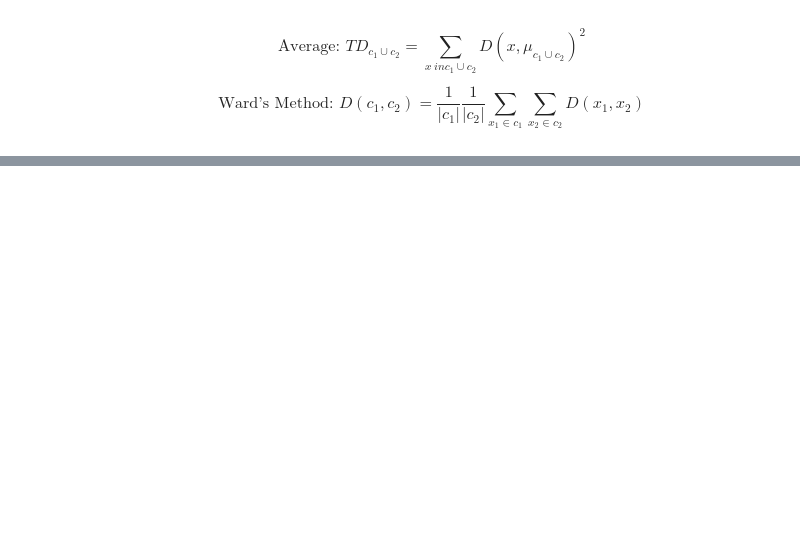
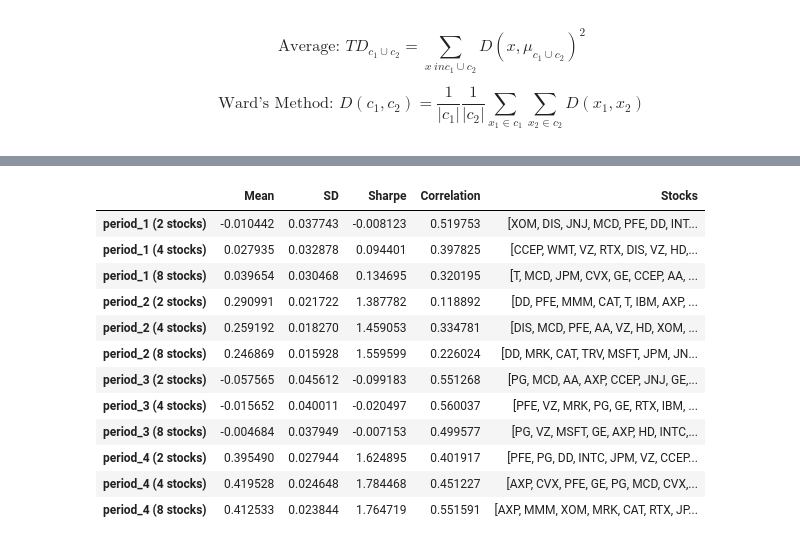
Before and after one commit to jaymay2002/PortfolioSelection, a Jupyter notebook: MSTs.ipynb, the cells around one changed output, grey strips where cells are left out. Saved outputs shown, nothing was run; the diff lists cells and outputs as text; code cells hidden in the pictures; blank space fills up the shorter version.

```diff
--- a/MSTs.ipynb
+++ b/MSTs.ipynb
@@ -458,0 +392,80 @@ for period in ['period_1', 'period_2', 'period_3', 'period_4']:
+# %%
+def calculate_metrics_for_random_selection(period_dfs, num_stocks_list):
+    results_by_period = {}
+    num_portfolios = 100
+
+    for period, returns_data in period_dfs.items():
+        returns_data = returns_data.droplevel(1, axis=1)
+        #print(returns_data)
+        results_by_stocks = {}
+        stocks_length_list = {}
+        #print(returns_data)
+
+        for num_stocks in num_stocks_list:
+            std_returns = []
+            portfolio_returns = []
+            correlation = []
+            selected_stocks_list = {}
+
+            for _ in range(num_portfolios):
+                selected_stocks = np.random.choice(returns_data.columns, size=num_stocks, replace=False)
+
+                try:
+                    selected_stocks_list[num_stocks] = np.concatenate([selected_stocks_list[num_stocks], selected_stocks])
+                except KeyError:
+                    selected_stocks_list[num_stocks] = selected_stocks
+
+
+                portfolio_return_stocks = returns_data[selected_stocks].mean(axis=1)
+                mean_portfolio_return = np.prod(1+portfolio_return_stocks)-1
+                portfolio_returns.append(mean_portfolio_return)
+
+
+                mean_std = (portfolio_return_stocks).std()
+                std_returns.append(mean_std)
+
+                correlation_matrix = returns_data[selected_stocks].corr()
+                upper_triangle = correlation_matrix.where(np.triu(np.ones(correlation_matrix.shape), k=1).astype(bool))
+                upper_triangle_flat = upper_triangle.stack().dropna().tolist()
+                mean_correlation = np.mean(upper_triangle_flat)
+                correlation = mean_correlation
+
+            #stocks_length_list[period] = selected_stocks_list
+
+            sharpe_ratio = np.mean((np.array(portfolio_returns)/10) / np.array(std_returns))
+            mean_return = np.mean(portfolio_returns)
+            mean_std = np.mean(std_returns)
+            final_stocks_list = [list(i) for i in selected_stocks_list.values()]
+
+            results_by_stocks[num_stocks] = {'Mean': mean_return, 'SD': mean_std, 'Sharpe': sharpe_ratio, 'Correlation': mean_correlation, "Stocks" : final_stocks_list}
+
+        results_by_period[period] = results_by_stocks
+
+    return results_by_period
+
+num_stocks_list = [2, 4, 8]
+
+results_by_period = calculate_metrics_for_random_selection(period_dfs, num_stocks_list)
+
+dfs = []
+for period, results_by_stocks in results_by_period.items():
+    for num_stocks, metrics in results_by_stocks.items():
+        df = pd.DataFrame(metrics, index=[f"{period} ({num_stocks} stocks)"])
+        dfs.append(df)
+
+result_df_random = pd.concat(dfs)
+result_df_random
+# %% [output]
+|  | Mean | SD | Sharpe | Correlation | Stocks |
+| period_1 (2 stocks) | -0.010442 | 0.037743 | -0.008123 | 0.519753 | [XOM, DIS, JNJ, MCD, PFE, DD, INT... |
+| period_1 (4 stocks) | 0.027935 | 0.032878 | 0.094401 | 0.397825 | [CCEP, WMT, VZ, RTX, DIS, VZ, HD,... |
+| period_1 (8 stocks) | 0.039654 | 0.030468 | 0.134695 | 0.320195 | [T, MCD, JPM, CVX, GE, CCEP, AA, ... |
+| period_2 (2 stocks) | 0.290991 | 0.021722 | 1.387782 | 0.118892 | [DD, PFE, MMM, CAT, T, IBM, AXP, ... |
+| period_2 (4 stocks) | 0.259192 | 0.018270 | 1.459053 | 0.334781 | [DIS, MCD, PFE, AA, VZ, HD, XOM, ... |
+| period_2 (8 stocks) | 0.246869 | 0.015928 | 1.559599 | 0.226024 | [DD, MRK, CAT, TRV, MSFT, JPM, JN... |
+| period_3 (2 stocks) | -0.057565 | 0.045612 | -0.099183 | 0.551268 | [PG, MCD, AA, AXP, CCEP, JNJ, GE,... |
+| period_3 (4 stocks) | -0.015652 | 0.040011 | -0.020497 | 0.560037 | [PFE, VZ, MRK, PG, GE, RTX, IBM, ... |
+| period_3 (8 stocks) | -0.004684 | 0.037949 | -0.007153 | 0.499577 | [PG, VZ, MSFT, GE, AXP, HD, INTC,... |
+| period_4 (2 stocks) | 0.395490 | 0.027944 | 1.624895 | 0.401917 | [PFE, PG, DD, INTC, JPM, VZ, CCEP... |
+| period_4 (4 stocks) | 0.419528 | 0.024648 | 1.784468 | 0.451227 | [AXP, CVX, PFE, GE, PG, MCD, CVX,... |
+| period_4 (8 stocks) | 0.412533 | 0.023844 | 1.764719 | 0.551591 | [AXP, MMM, XOM, MRK, CAT, RTX, JP... |
```
Also changed, not shown: parts of 8 cells of this notebook.
